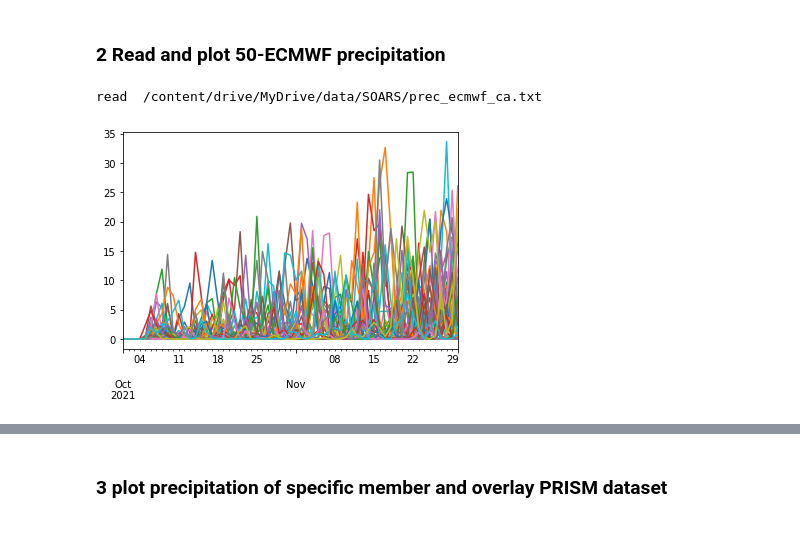
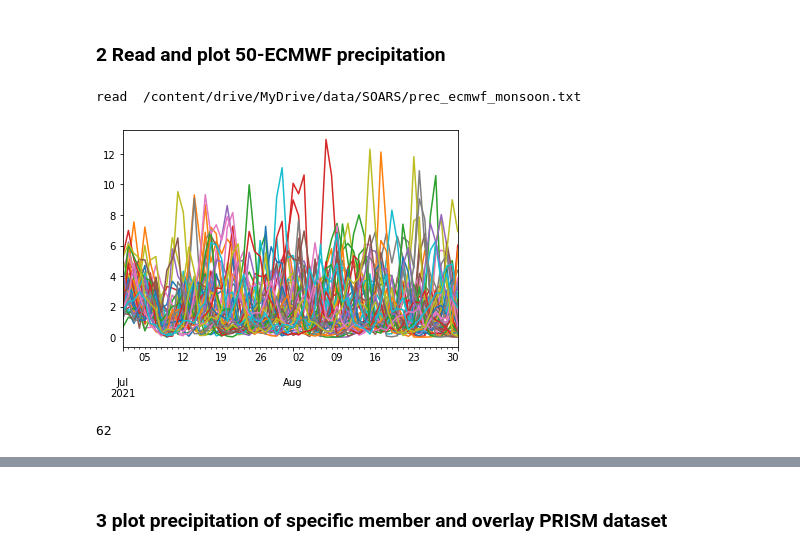
Before and after one commit to ming80302/SOARS, a Jupyter notebook: rd_csv_soar.ipynb, the cells around one changed output, grey strips where cells are left out. Saved outputs shown, nothing was run; the diff lists cells and outputs as text; code cells hidden in the pictures.

```diff
--- a/rd_csv_soar.ipynb
+++ b/rd_csv_soar.ipynb
@@ -42,30 +42,35 @@ from  2021-10-01 00:00:00  to  2021-11-30 00:00:00
 # %% [markdown]
 ### 2 Read and plot 50-ECMWF precipitation
 # %%
-flnm = dir_i + 'prec_ecmwf_ca.txt'
+
+flnm = dir_i + 'prec_ecmwf_monsoon.txt'
 print('read ', flnm)
 
 df = pd.read_csv(flnm, header = None, delim_whitespace=True)
 
 # create column names for dateFrame
 list = ['year','month', 'day']
 for nm in range(1,51):
   mem = 'mem' + '%02d'%nm
   list.append(mem)
 
 df.columns = list
 
 # create index
 n_date = len(df)
 
 date_s = datetime.datetime(df.year[0], df.month[0], df.day[0],   0)
 date_e = datetime.datetime(df.year[n_date-1], df.month[n_date-1], df.day[n_date-1], 23)
 
 date_ind=pd.date_range(date_s, date_e, freq='d')
 df.index = date_ind
 
 data = df.iloc[:,3:]
 data.plot(legend=False);
 # %% [output]
-read  /content/drive/MyDrive/data/SOARS/prec_ecmwf_ca.txt
+read  /content/drive/MyDrive/data/SOARS/prec_ecmwf_monsoon.txt
-[figure, old version]
+[figure, new version]
+# %%
+len(data)
+# %% [output]
+62
```
Also changed, not shown: parts of 15 cells of this notebook.
